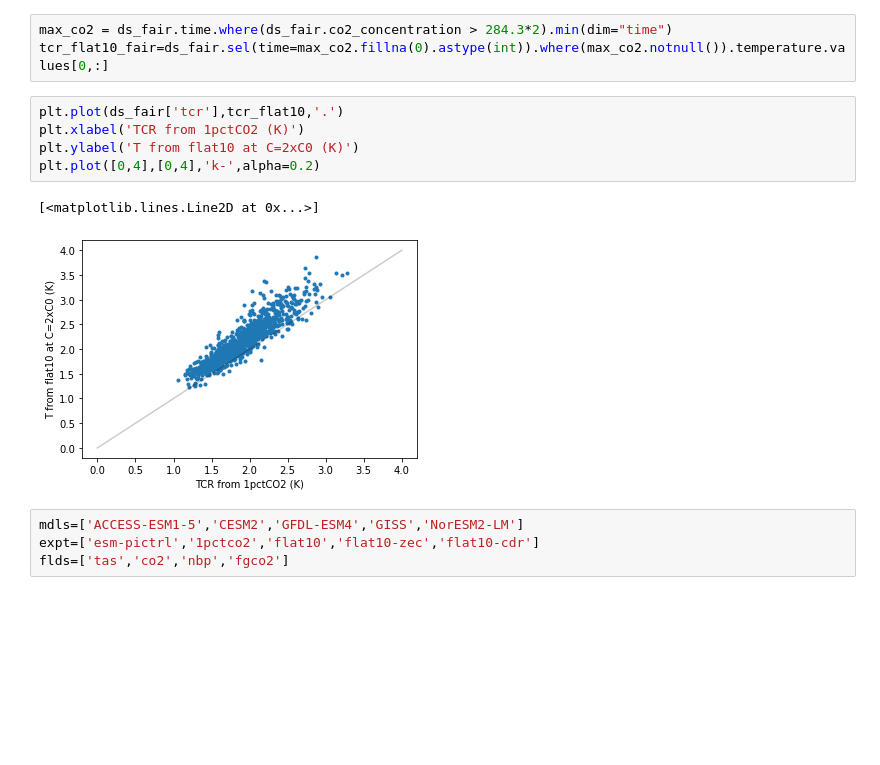
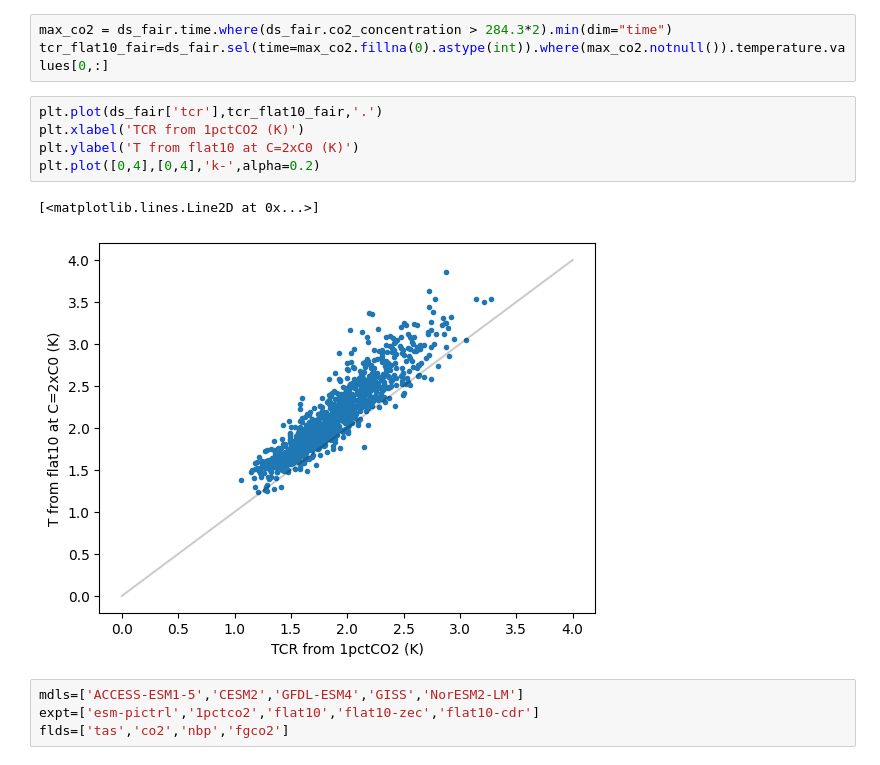
Before and after one commit to ckoven/esm-deck, a Jupyter notebook: flat10_scm.ipynb, the cells around one changed output. Saved outputs shown, nothing was run; the diff lists cells and outputs as text; blank space fills up the shorter version.

```diff
--- a/flat10_scm.ipynb
+++ b/flat10_scm.ipynb
@@ -306,13 +307,13 @@ Coordinates:
 max_co2 = ds_fair.time.where(ds_fair.co2_concentration > 284.3*2).min(dim="time")
 tcr_flat10_fair=ds_fair.sel(time=max_co2.fillna(0).astype(int)).where(max_co2.notnull()).temperature.values[0,:]
 # %%
-plt.plot(ds_fair['tcr'],tcr_flat10,'.')
+plt.plot(ds_fair['tcr'],tcr_flat10_fair,'.')
 plt.xlabel('TCR from 1pctCO2 (K)')
 plt.ylabel('T from flat10 at C=2xC0 (K)')
 plt.plot([0,4],[0,4],'k-',alpha=0.2)
 # %% [output]
 [<matplotlib.lines.Line2D at 0x...>]
-[figure, old version]
+[figure, new version]
 # %%
 mdls=['ACCESS-ESM1-5','CESM2','GFDL-ESM4','GISS','NorESM2-LM']
 expt=['esm-pictrl','1pctco2','flat10','flat10-zec','flat10-cdr']
```
Also changed, not shown: parts of 9 cells of this notebook.
